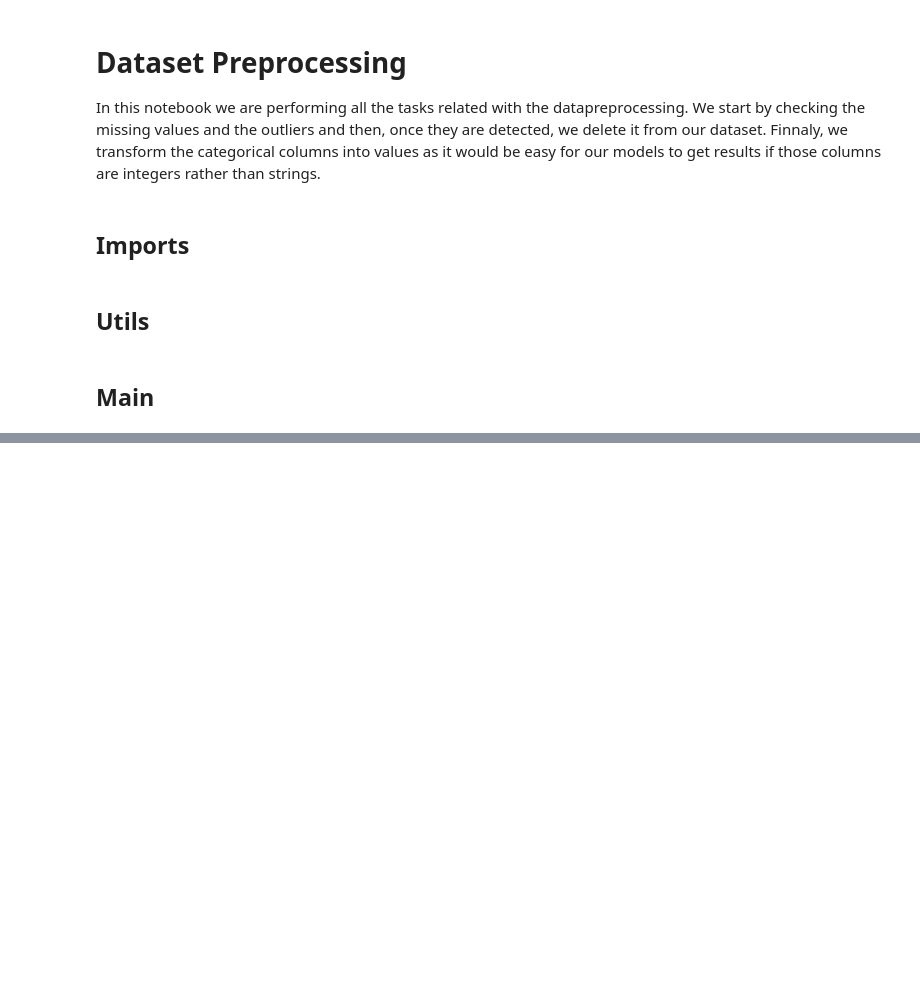
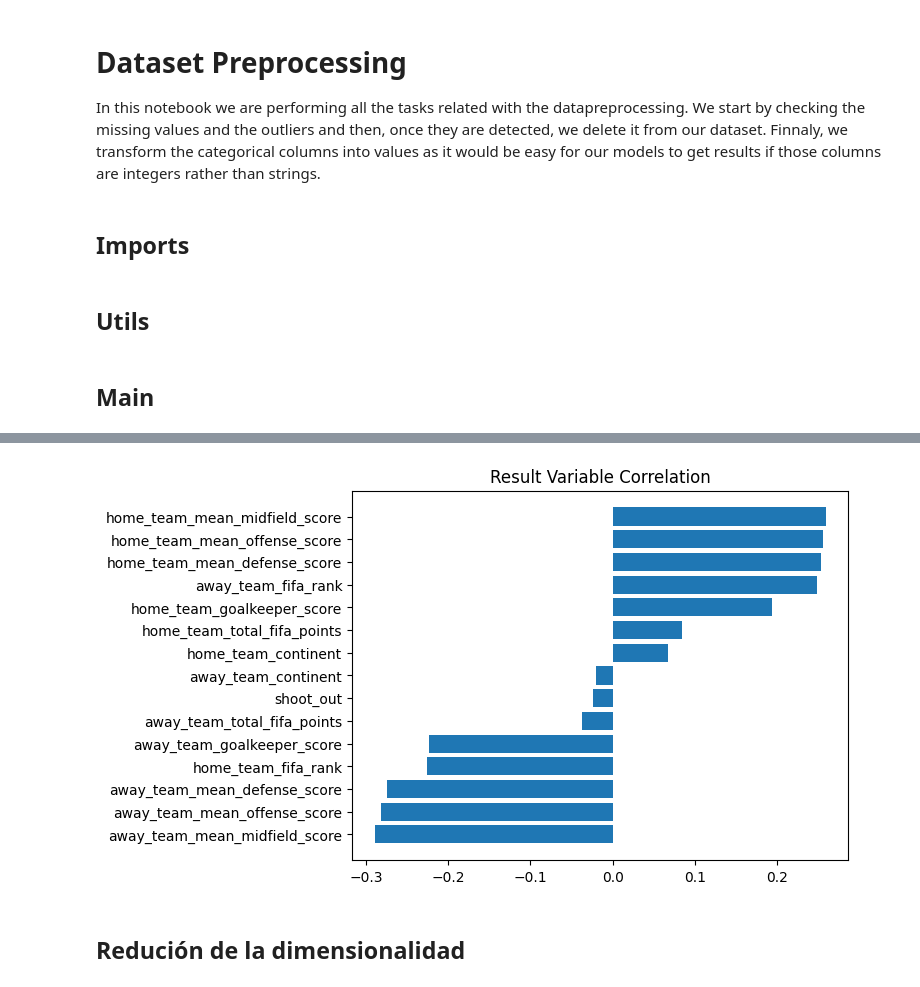
Before and after one commit to IFibla/Prac_FIFA_World_Cup_APA, a Jupyter notebook: Src/Jupyter Notebook/_00_Dataset_Preprocessing.ipynb, the cells around one changed output, grey strips where cells are left out. Cells and saved outputs as stored; diff of their text form; code cells hidden in the pictures; blank space fills up the shorter version.

```diff
--- a/Src/Jupyter Notebook/_00_Dataset_Preprocessing.ipynb
+++ b/Src/Jupyter Notebook/_00_Dataset_Preprocessing.ipynb
@@ -100,0 +159,11 @@ make_plots(df_without_NaN_UnusedVars_KeysReplaced, 3)
+# %%
+df_without_NaN_UnusedVars_KeysReplaced_OneObjectiveVar = copy.deepcopy(df_without_NaN_UnusedVars_KeysReplaced)
+df_without_NaN_UnusedVars_KeysReplaced_OneObjectiveVar['result'] = df_without_NaN_UnusedVars_KeysReplaced_OneObjectiveVar.apply(lambda row: row.home_team_score - row.away_team_score, axis=1)
+delete_keys = ['home_team_score','away_team_score']
+df_without_NaN_UnusedVars_KeysReplaced_OneObjectiveVar = delete_from_dataframe(df_without_NaN_UnusedVars_KeysReplaced_OneObjectiveVar, delete_keys)
+# %%
+make_plots(df_without_NaN_UnusedVars_KeysReplaced_OneObjectiveVar, 4, objective_vars=1)
+# %% [output]
+[figure, added]
+# %% [markdown]
+## Redución de la dimensionalidad
```
Also changed, not shown: parts of 18 cells of this notebook, 14 other files.
